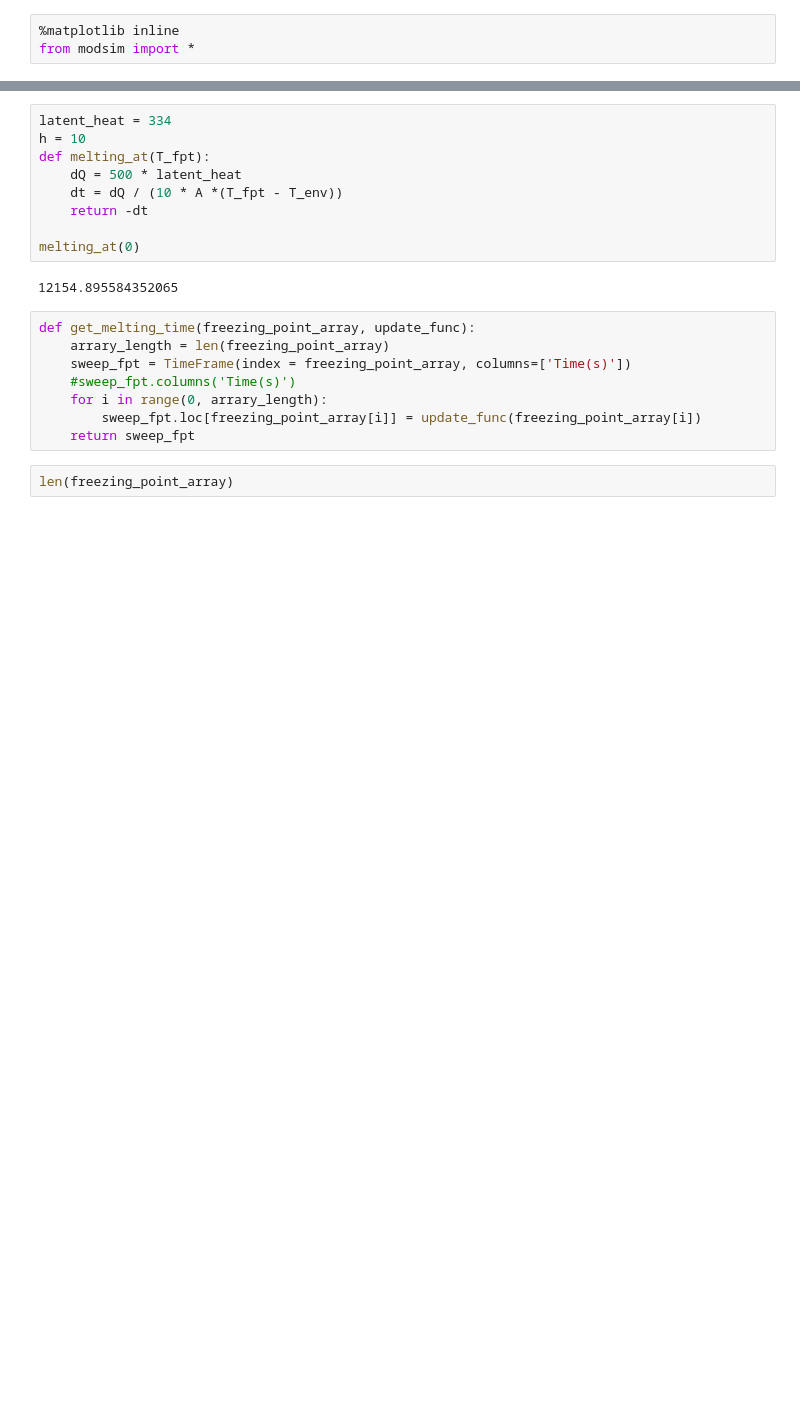
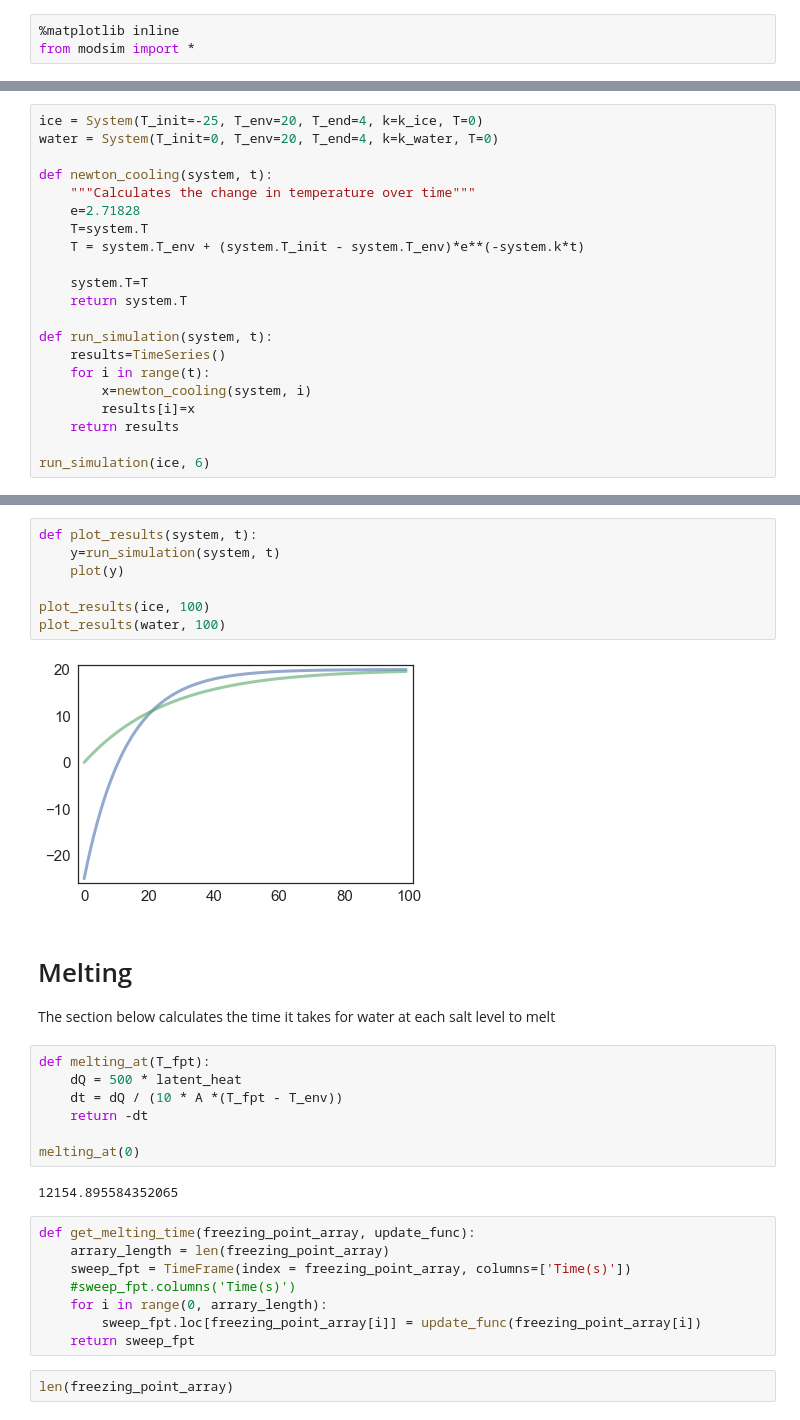
Before and after one commit to 867006905/ModSimPy, a Jupyter notebook: code/Project Two/Project 2.ipynb, the cells around one changed output, grey strips where cells are left out. Saved outputs shown, nothing was run; the diff lists cells and outputs as text; blank space fills up the shorter version.

```diff
--- a/code/Project Two/Project 2.ipynb
+++ b/code/Project Two/Project 2.ipynb
@@ -41,0 +41,21 @@ def make_system(h, A, T_init, T_env, T_end, k_water, k_ice):
+# %%
+ice = System(T_init=-25, T_env=20, T_end=4, k=k_ice, T=0)
+water = System(T_init=0, T_env=20, T_end=4, k=k_water, T=0)
+
+def newton_cooling(system, t):
+    """Calculates the change in temperature over time"""
+    e=2.71828
+    T=system.T
+    T = system.T_env + (system.T_init - system.T_env)*e**(-system.k*t)
+
+    system.T=T
+    return system.T
+
+def run_simulation(system, t):
+    results=TimeSeries()
+    for i in range(t):
+        x=newton_cooling(system, i)
+        results[i]=x
+    return results
+
+run_simulation(ice, 6)
@@ -42,6 +70,16 @@ def make_system(h, A, T_init, T_env, T_end, k_water, k_ice):
+# %%
+def plot_results(system, t):
+    y=run_simulation(system, t)
+    plot(y)
+
+plot_results(ice, 100)
+plot_results(water, 100)
+# %% [output]
+[figure, added]
+# %% [markdown]
+# Melting
+The section below calculates the time it takes for water at each salt level to melt
 # %%
-latent_heat = 334
-h = 10
 def melting_at(T_fpt):
     dQ = 500 * latent_heat
     dt = dQ / (10 * A *(T_fpt - T_env))
```
Also changed, not shown: parts of 4 cells of this notebook.
